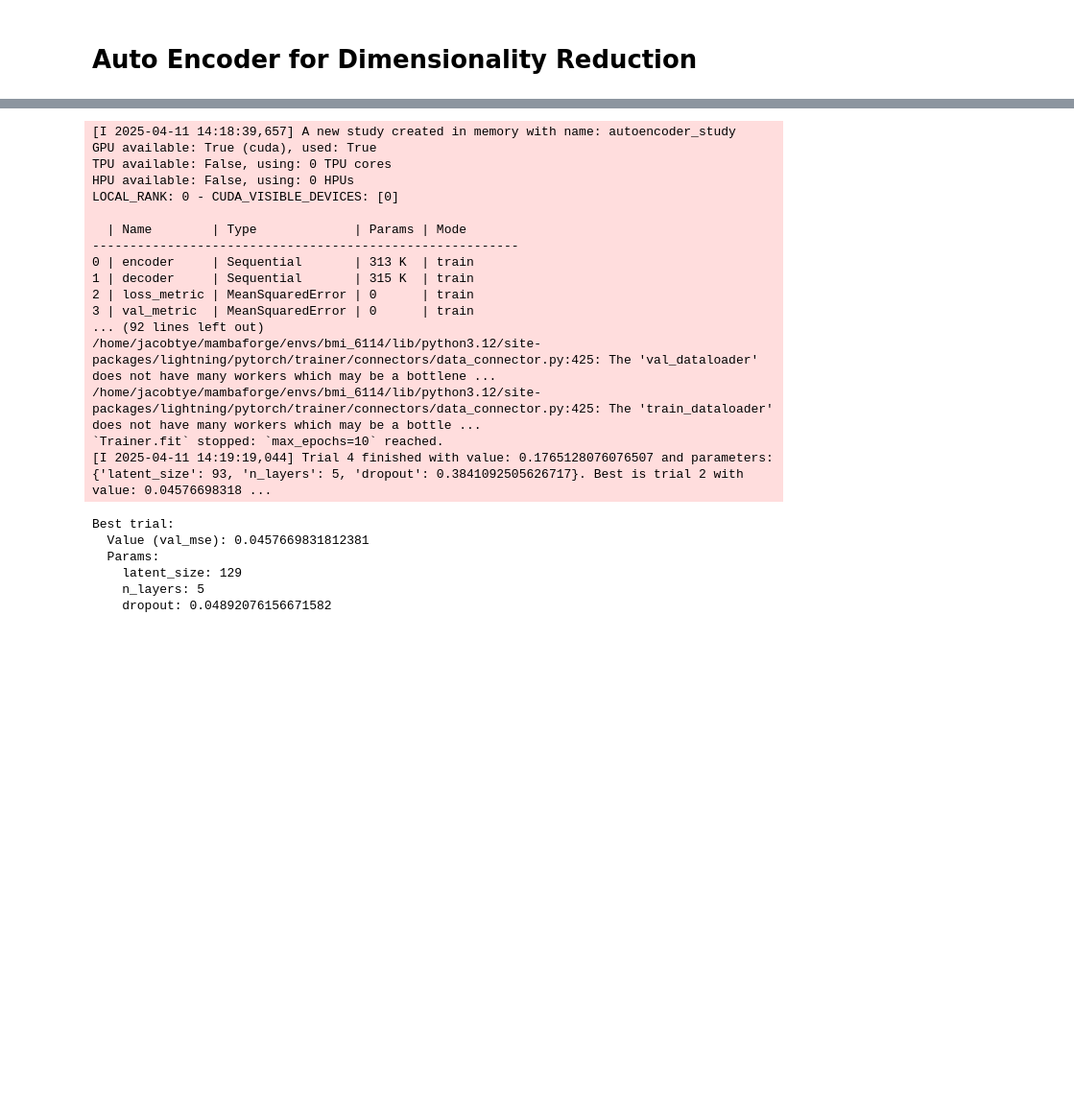
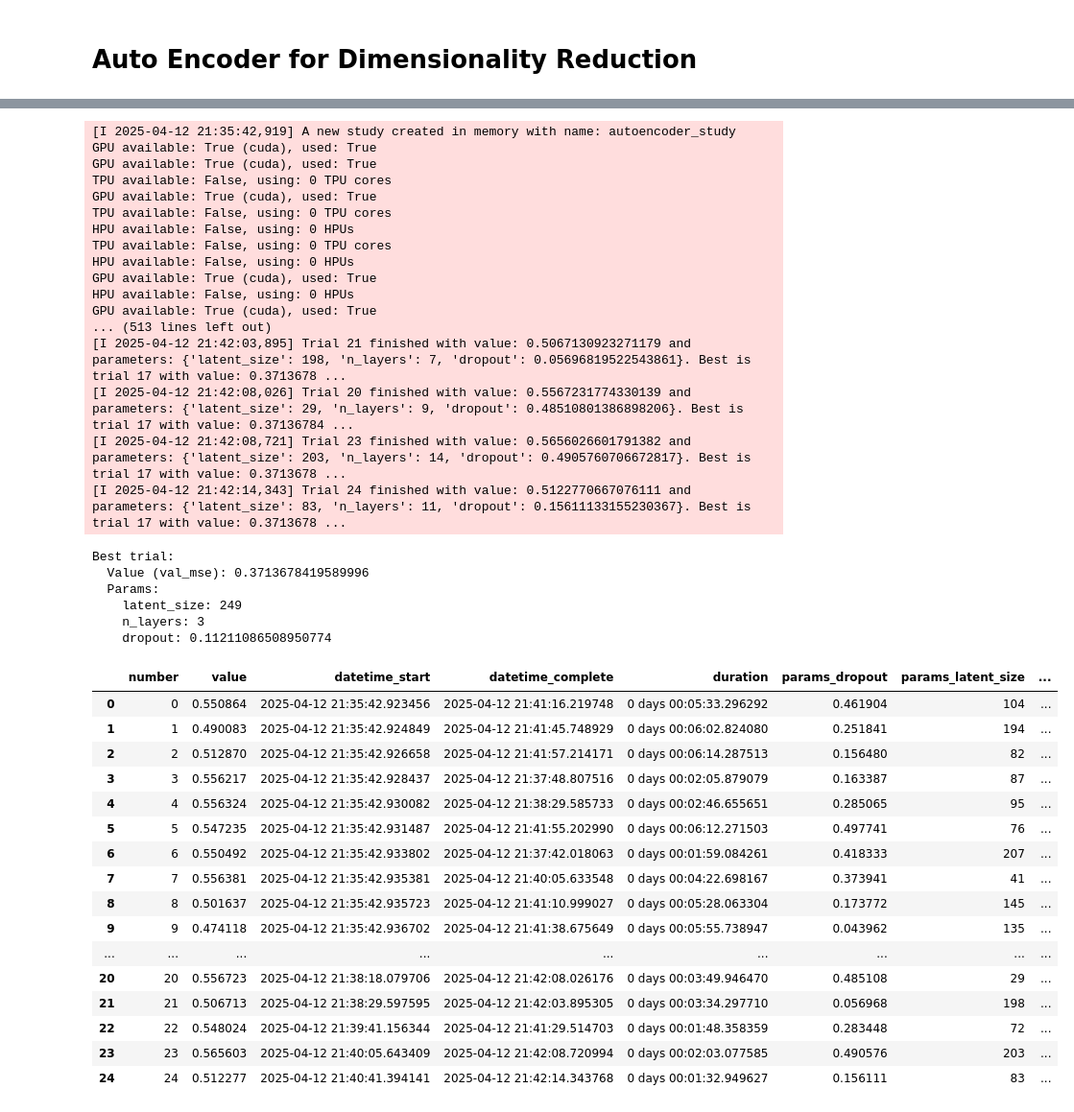
Before and after one commit to jacob-tye/BMI_6114_Project, a Jupyter notebook: analysis/02_autoencoder.ipynb, the cells around one changed output, grey strips where cells are left out. Shown: that part at 96% size. Drawn from its saved outputs; the diff is of its cells as text; code cells hidden in the pictures; blank space fills up the shorter version.

Commit message:
AE trained

```diff
--- a/analysis/02_autoencoder.ipynb
+++ b/analysis/02_autoencoder.ipynb
@@ -167,7 +187,7 @@ import optuna
 trial_to_details = {}
 def objective(trial):
     latent_size = trial.suggest_int("latent_size", 8, 256)
-    n_layers = trial.suggest_int("n_layers", 1, 5)
+    n_layers = trial.suggest_int("n_layers", 1, 15)
     dropout = trial.suggest_float("dropout", 0.0, 0.5)
     input_dim = len(cancer_dm.ds_train[0][0])
 
@@ -177,7 +197,7 @@ def objective(trial):
         n_layers=n_layers,
         dropout=dropout,
     )
-    trainer, logger, checkpoint = create_classifier_trainer(f"trial_{trial.number}", enable_pbar=false)
+    trainer, logger, checkpoint = create_classifier_trainer(f"trial_{trial.number}", max_epochs=100, enable_pbar=False)
 
 
     trial_to_details[trial.number] = {
@@ -199,7 +219,7 @@ def objective(trial):
 
 # --- Run Optuna ---
 study = optuna.create_study(direction="minimize", study_name="autoencoder_study")
-study.optimize(objective, n_trials=5)
+study.optimize(objective, n_trials=25, n_jobs=-1)
 
 # --- Print Best Result ---
 print("Best trial:")
@@ -208,29 +228,52 @@ print("  Params:")
 for key, val in study.best_trial.params.items():
     print(f"    {key}: {val}")
 # %% [output]
-[I 2025-04-11 14:18:39,657] A new study created in memory with name: autoencoder_study
+[I 2025-04-12 21:35:42,919] A new study created in memory with name: autoencoder_study
+GPU available: True (cuda), used: True
+GPU available: True (cuda), used: True
+TPU available: False, using: 0 TPU cores
 GPU available: True (cuda), used: True
 TPU available: False, using: 0 TPU cores
 HPU available: False, using: 0 HPUs
-LOCAL_RANK: 0 - CUDA_VISIBLE_DEVICES: [0]
-
-  | Name        | Type             | Params | Mode
----------------------------------------------------------
-0 | encoder     | Sequential       | 313 K  | train
-1 | decoder     | Sequential       | 315 K  | train
-2 | loss_metric | MeanSquaredError | 0      | train
-3 | val_metric  | MeanSquaredError | 0      | train
-... (92 lines left out)
-/home/jacobtye/mambaforge/envs/bmi_6114/lib/python3.12/site-packages/lightning/pytorch/trainer/connectors/data_connector.py:425: The 'val_dataloader' does not have many workers which may be a bottlene ...
-/home/jacobtye/mambaforge/envs/bmi_6114/lib/python3.12/site-packages/lightning/pytorch/trainer/connectors/data_connector.py:425: The 'train_dataloader' does not have many workers which may be a bottle ...
-`Trainer.fit` stopped: `max_epochs=10` reached.
-[I 2025-04-11 14:19:19,044] Trial 4 finished with value: 0.1765128076076507 and parameters: {'latent_size': 93, 'n_layers': 5, 'dropout': 0.3841092505626717}. Best is trial 2 with value: 0.04576698318 ...
+TPU available: False, using: 0 TPU cores
+HPU available: False, using: 0 HPUs
+GPU available: True (cuda), used: True
+HPU available: False, using: 0 HPUs
+GPU available: True (cuda), used: True
+... (513 lines left out)
+[I 2025-04-12 21:42:03,895] Trial 21 finished with value: 0.5067130923271179 and parameters: {'latent_size': 198, 'n_layers': 7, 'dropout': 0.05696819522543861}. Best is trial 17 with value: 0.3713678 ...
+[I 2025-04-12 21:42:08,026] Trial 20 finished with value: 0.5567231774330139 and parameters: {'latent_size': 29, 'n_layers': 9, 'dropout': 0.48510801386898206}. Best is trial 17 with value: 0.37136784 ...
+[I 2025-04-12 21:42:08,721] Trial 23 finished with value: 0.5656026601791382 and parameters: {'latent_size': 203, 'n_layers': 14, 'dropout': 0.4905760706672817}. Best is trial 17 with value: 0.3713678 ...
+[I 2025-04-12 21:42:14,343] Trial 24 finished with value: 0.5122770667076111 and parameters: {'latent_size': 83, 'n_layers': 11, 'dropout': 0.15611133155230367}. Best is trial 17 with value: 0.3713678 ...
 Best trial:
-  Value (val_mse): 0.0457669831812381
+  Value (val_mse): 0.3713678419589996
   Params:
-    latent_size: 129
-    n_layers: 5
-    dropout: 0.04892076156671582
+    latent_size: 249
+    n_layers: 3
+    dropout: 0.11211086508950774
+# %%
+results = study.trials_dataframe()
+results.to_csv(f"results/02/hyperparmeter_tuning_results.csv", index=False)
+# %%
+results
+# %% [output]
+|  | number | value | datetime_start | datetime_complete | duration | params_dropout | params_latent_size | ... |
+| 0 | 0 | 0.550864 | 2025-04-12 21:35:42.923456 | 2025-04-12 21:41:16.219748 | 0 days 00:05:33.296292 | 0.461904 | 104 | ... |
+| 1 | 1 | 0.490083 | 2025-04-12 21:35:42.924849 | 2025-04-12 21:41:45.748929 | 0 days 00:06:02.824080 | 0.251841 | 194 | ... |
+| 2 | 2 | 0.512870 | 2025-04-12 21:35:42.926658 | 2025-04-12 21:41:57.214171 | 0 days 00:06:14.287513 | 0.156480 | 82 | ... |
+| 3 | 3 | 0.556217 | 2025-04-12 21:35:42.928437 | 2025-04-12 21:37:48.807516 | 0 days 00:02:05.879079 | 0.163387 | 87 | ... |
+| 4 | 4 | 0.556324 | 2025-04-12 21:35:42.930082 | 2025-04-12 21:38:29.585733 | 0 days 00:02:46.655651 | 0.285065 | 95 | ... |
+| 5 | 5 | 0.547235 | 2025-04-12 21:35:42.931487 | 2025-04-12 21:41:55.202990 | 0 days 00:06:12.271503 | 0.497741 | 76 | ... |
+| 6 | 6 | 0.550492 | 2025-04-12 21:35:42.933802 | 2025-04-12 21:37:42.018063 | 0 days 00:01:59.084261 | 0.418333 | 207 | ... |
+| 7 | 7 | 0.556381 | 2025-04-12 21:35:42.935381 | 2025-04-12 21:40:05.633548 | 0 days 00:04:22.698167 | 0.373941 | 41 | ... |
+| 8 | 8 | 0.501637 | 2025-04-12 21:35:42.935723 | 2025-04-12 21:41:10.999027 | 0 days 00:05:28.063304 | 0.173772 | 145 | ... |
+| 9 | 9 | 0.474118 | 2025-04-12 21:35:42.936702 | 2025-04-12 21:41:38.675649 | 0 days 00:05:55.738947 | 0.043962 | 135 | ... |
+| ... | ... | ... | ... | ... | ... | ... | ... | ... |
+| 20 | 20 | 0.556723 | 2025-04-12 21:38:18.079706 | 2025-04-12 21:42:08.026176 | 0 days 00:03:49.946470 | 0.485108 | 29 | ... |
+| 21 | 21 | 0.506713 | 2025-04-12 21:38:29.597595 | 2025-04-12 21:42:03.895305 | 0 days 00:03:34.297710 | 0.056968 | 198 | ... |
+| 22 | 22 | 0.548024 | 2025-04-12 21:39:41.156344 | 2025-04-12 21:41:29.514703 | 0 days 00:01:48.358359 | 0.283448 | 72 | ... |
+| 23 | 23 | 0.565603 | 2025-04-12 21:40:05.643409 | 2025-04-12 21:42:08.720994 | 0 days 00:02:03.077585 | 0.490576 | 203 | ... |
+| 24 | 24 | 0.512277 | 2025-04-12 21:40:41.394141 | 2025-04-12 21:42:14.343768 | 0 days 00:01:32.949627 | 0.156111 | 83 | ... |
 # %%
 trial_to_details[study.best_trial.number]["checkpoint"].best_model_path
 # %% [output]
```
Also changed, not shown: parts of 17 cells of this notebook, 8 other files.
